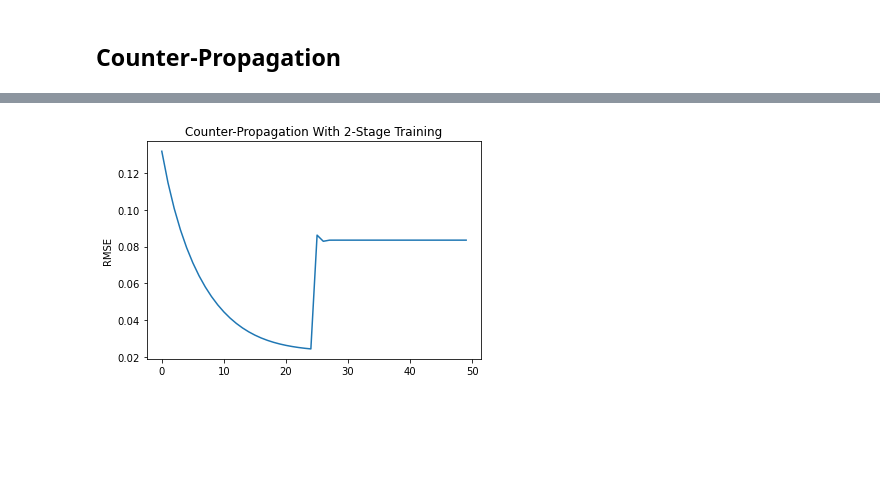
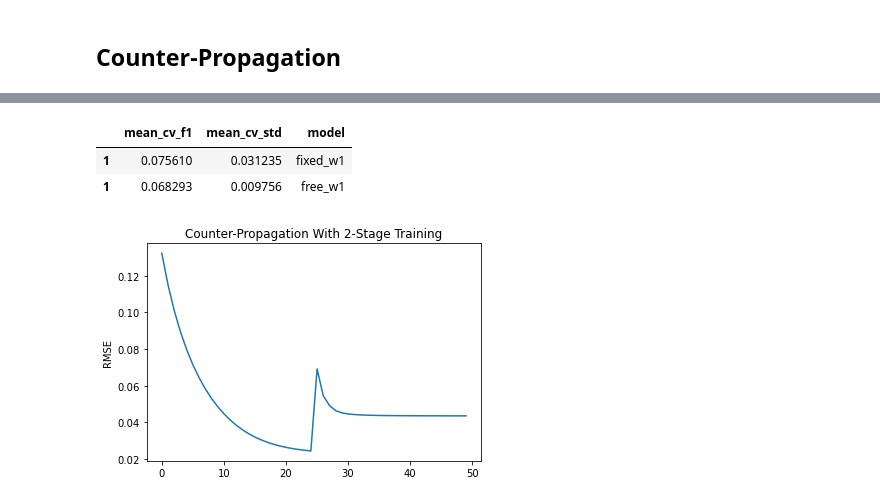
Before and after one commit to ajbarrows/tcors_ub, a Jupyter notebook: src/notebooks/tcors_analysis.ipynb, the cells around one changed output, grey strips where cells are left out. Drawn from its saved outputs; the diff is of its cells as text; code cells hidden in the pictures; blank space fills up the shorter version.

```diff
--- a/src/notebooks/tcors_analysis.ipynb
+++ b/src/notebooks/tcors_analysis.ipynb
@@ -171,5 +185,8 @@ clf_plt(lm_f1)
 # np.save(file = "../../data/processed/X_train.npy", arr= X_train_without_nic)
 # np.save(file = "../../data/processed/y_train.npy", arr = y_train['prp_change_bin_label'])
 
+
 y_train_onehot = onehot_output(y_train['prp_change_bin_label'])
-y_train['prp_change_bin_label'].unique()
+X_train_array = np.array(X_train_without_nic)
+
+y_train_labels = np.array(y_train['prp_change_bin_label'].reset_index())[:, 1]
@@ -179,7 +192,0 @@ array([17,  6,  9,  3, 20, 11,  7, 14, 10,  8,  5, 16,  1,  0,  2, 12, 19,
-# %%
-y_train_onehot = onehot_output(y_train['prp_change_bin_label'])
-mod = train_model(
-    np.array(X_train_without_nic),
-    y_train_onehot,
-    n_hidden = len(X_train),
-    epochs=25)
@@ -201,8 +257,32 @@ f1_score(y_train['prp_change_bin_label'], np.argmax(mod.outputs, axis=1), averag
+# %%
+p1 = {
+    "mean_cv_f1" : np.mean(f1_pred1),
+    "mean_cv_std" : np.std(f1_pred1),
+    "model" : "fixed_w1"
+    }
+
+p2 = {
+    "mean_cv_f1" : np.mean(f1_pred2),
+    "mean_cv_std" : np.std(f1_pred2),
+    "model" : "free_w1"
+    }
+
+pd.concat([pd.DataFrame(p1, index = [1]), pd.DataFrame(p2, index = [1])])
+# %% [output]
+|  | mean_cv_f1 | mean_cv_std | model |
+| 1 | 0.075610 | 0.031235 | fixed_w1 |
+| 1 | 0.068293 | 0.009756 | free_w1 |
 # %%
+mod = train_model(
+        X_train_array,
+        y_train_onehot,
+        n_hidden = len(X_train_array),
+        epochs=25
+        )
 plt.plot(mod.rmse_values)
 plt.ylabel("RMSE")
 plt.title("Counter-Propagation With 2-Stage Training")
 plt.savefig("../../reports/figures/counterprop_train.png", dpi = 300)
 plt.show()
 # %% [output]
-[figure, old version]
+[figure, new version]
```
Also changed, not shown: parts of 19 cells of this notebook, 6 other files.
